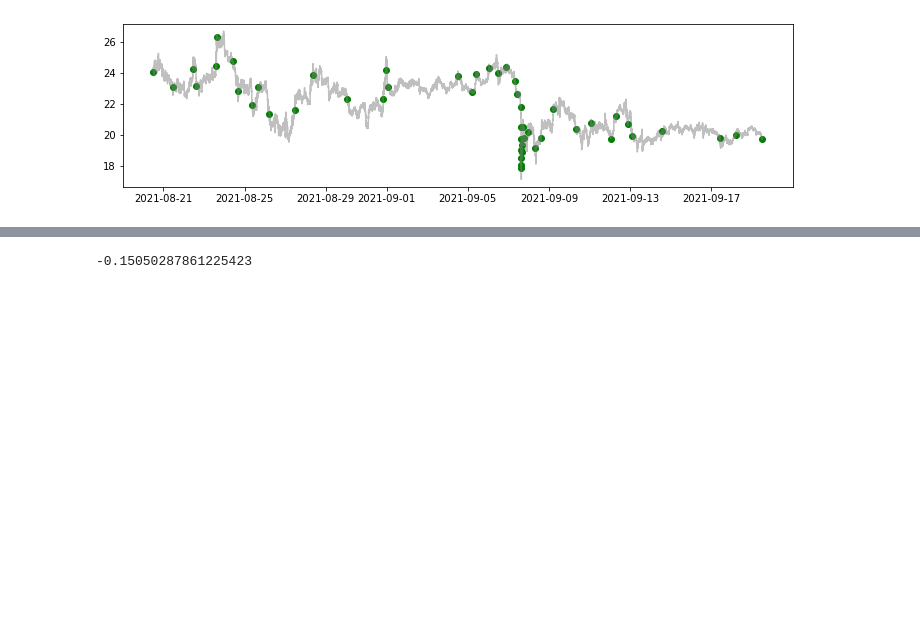
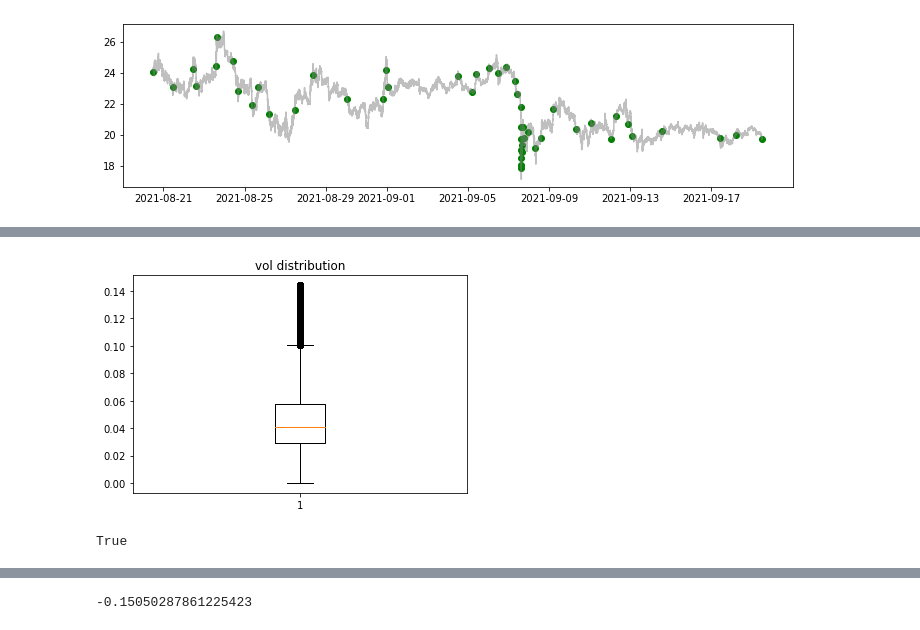
Before and after one commit to sunnymnie/chart-visualizer, a Jupyter notebook: main.ipynb, the cells around one changed output, grey strips where cells are left out. Drawn from its saved outputs; the diff is of its cells as text; code cells hidden in the pictures; blank space fills up the shorter version.

```diff
--- a/main.ipynb
+++ b/main.ipynb
@@ -234,0 +83,7 @@ Name: timestamp, Length: 788, dtype: int64
+# %%
+fig, ax = plt.subplots()
+ax.set_title('vol distribution')
+ax.boxplot(list(vol.dropna()))
+plt.show()
+# %% [output]
+[figure, added]
@@ -234,0 +98,4 @@ Name: timestamp, Length: 788, dtype: int64
+# %%
+monotonic(t_events)
+# %% [output]
+True
```
Also changed, not shown: parts of 23 cells of this notebook, 4 other files.
